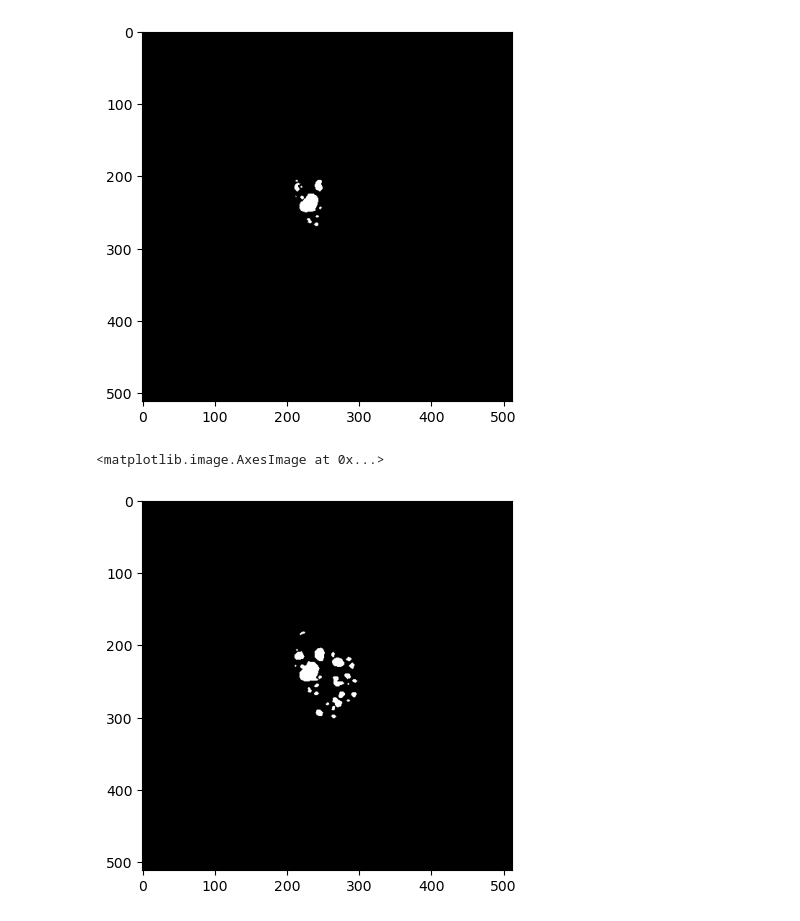
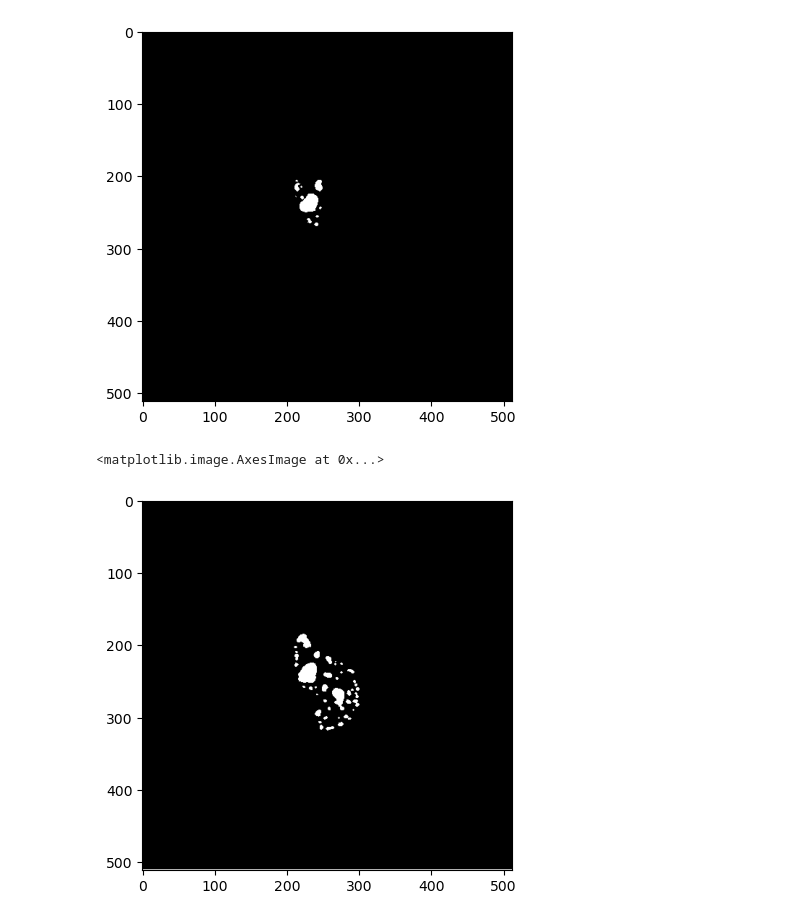
Before and after one commit to EmmaSchmidt2021/Kidney-Segmentation-Jupyter, a Jupyter notebook: (3) Load weighs and predict Cysts - Data Generator.ipynb, the cells around one changed output. Drawn from its saved outputs; the diff is of its cells as text; code cells hidden in the pictures.

Commit message:
Successful Cyst

```diff
--- a/(3) Load weighs and predict Cysts - Data Generator.ipynb
+++ b/(3) Load weighs and predict Cysts - Data Generator.ipynb
@@ -410,9 +416,9 @@ plt.imshow(test[:,:,1], cmap='gray')
 <matplotlib.image.AxesImage at 0x...>
 [figure]
 # %%
-img = np.load(r"C:\Users\UAB\data\Mayo\data\MA_380166_2_138_R_45_C.npy")
+img = np.load(r"D:\EKS-predicted\Mayo\TRIAL\MA_380166_1_120_R_44_All_inst_cyst_10ep_C.npy")
 # %%
-plt.imshow(img,cmap='gray')
+plt.imshow(img[:,:,1],cmap='gray')
 # %% [output]
 <matplotlib.image.AxesImage at 0x...>
-[figure, old version]
+[figure, new version]
```
Also changed, not shown: parts of 3 cells of this notebook, 3 other files.
